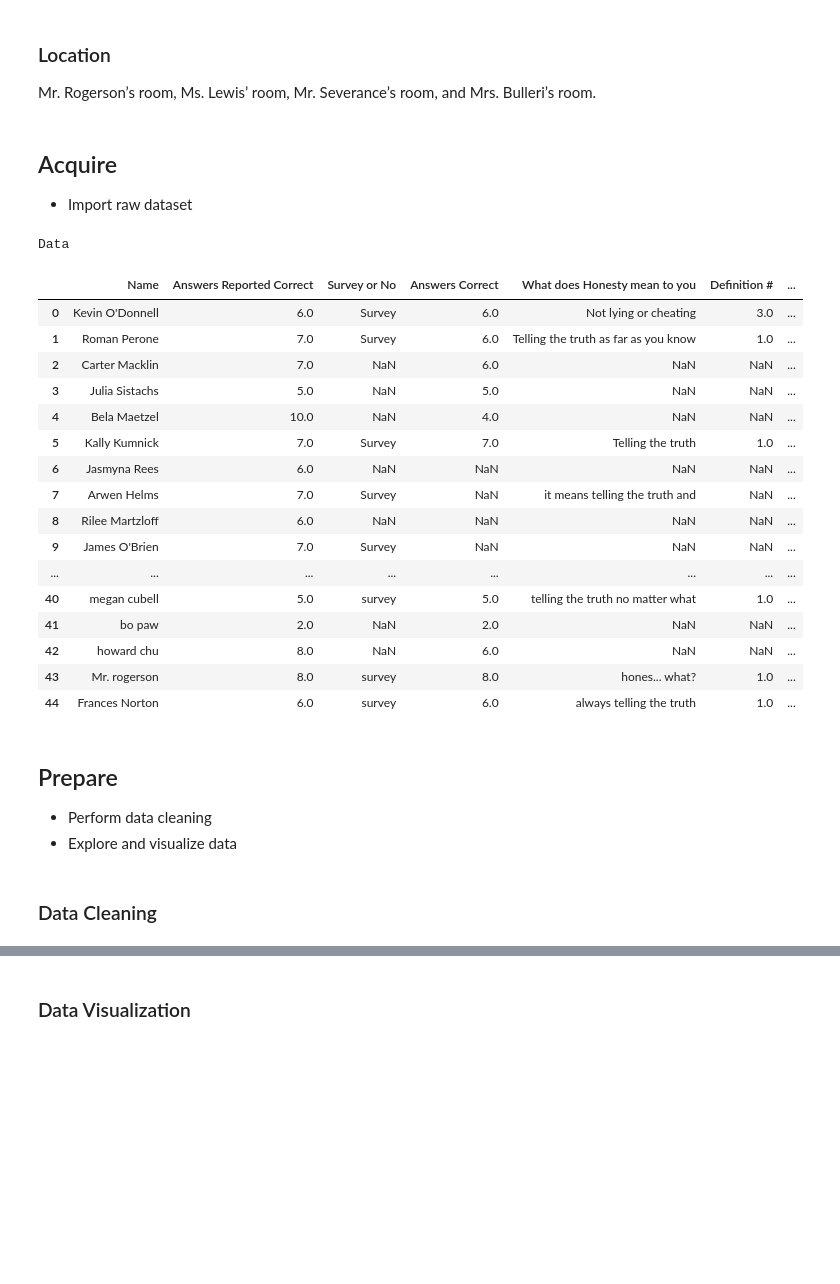
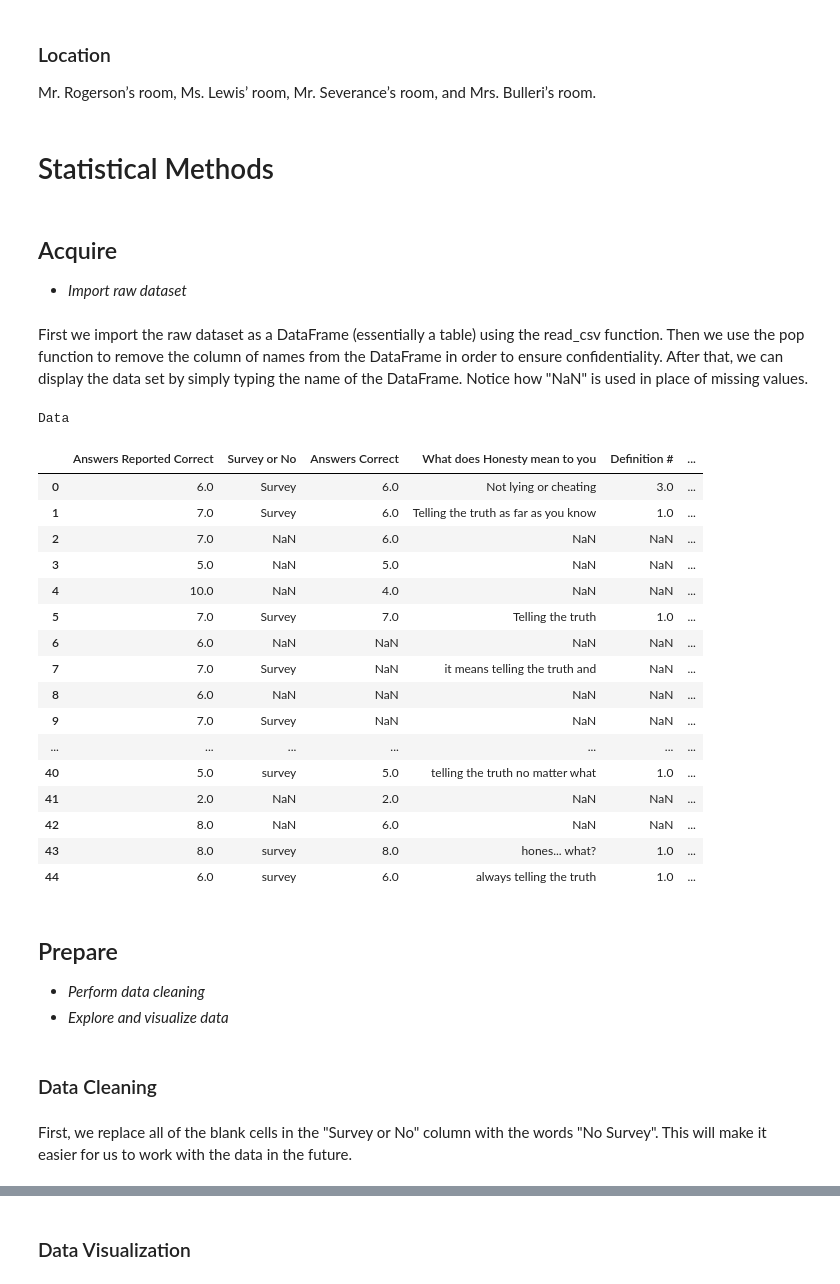
Before and after one commit to AkashMullick/statProject, a Jupyter notebook: Final Project.ipynb, the cells around one changed output, grey strips where cells are left out. Cells and saved outputs as stored; diff of their text form; code cells hidden in the pictures; blank space fills up the shorter version.

```diff
--- a/Final Project.ipynb
+++ b/Final Project.ipynb
@@ -169,40 +169,47 @@ Sixth and second period (close to 9:40 and 2:15)
 ### Location
 
 Mr. Rogerson’s room, Ms. Lewis’ room, Mr. Severance’s room, and Mrs. Bulleri’s room.
+# %% [markdown]
+# Statistical Methods
 # %% [markdown]
 ## Acquire
 
-* Import raw dataset
+* *Import raw dataset*
+# %% [markdown]
+First we import the raw dataset as a DataFrame (essentially a table) using the read_csv function. Then we use the pop function to remove the column of names from the DataFrame in order to ensure confidentiality. After that, we can display the data set by simply typing the name of the DataFrame. Notice how "NaN" is used in place of missing values.
 # %%
 data = pd.read_csv("./data.csv", sep = ",") # read the results from a csv and generate a DataFrame
 print("Data")
+names = data.pop("Name") # remove names to ensure confidentiality
 data # display contents
 # %% [output]
 Data
-|  | Name | Answers Reported Correct | Survey or No | Answers Correct | What does Honesty mean to you | Definition # | ... |
-| 0 | Kevin O'Donnell | 6.0 | Survey | 6.0 | Not lying or cheating | 3.0 | ... |
-| 1 | Roman Perone | 7.0 | Survey | 6.0 | Telling the truth as far as you know | 1.0 | ... |
-| 2 | Carter Macklin | 7.0 | NaN | 6.0 | NaN | NaN | ... |
-| 3 | Julia Sistachs | 5.0 | NaN | 5.0 | NaN | NaN | ... |
-| 4 | Bela Maetzel | 10.0 | NaN | 4.0 | NaN | NaN | ... |
-| 5 | Kally Kumnick | 7.0 | Survey | 7.0 | Telling the truth | 1.0 | ... |
-| 6 | Jasmyna Rees | 6.0 | NaN | NaN | NaN | NaN | ... |
-| 7 | Arwen Helms | 7.0 | Survey | NaN | it means telling the truth and | NaN | ... |
-| 8 | Rilee Martzloff | 6.0 | NaN | NaN | NaN | NaN | ... |
-| 9 | James O'Brien | 7.0 | Survey | NaN | NaN | NaN | ... |
-| ... | ... | ... | ... | ... | ... | ... | ... |
-| 40 | megan cubell | 5.0 | survey | 5.0 | telling the truth no matter what | 1.0 | ... |
-| 41 | bo paw | 2.0 | NaN | 2.0 | NaN | NaN | ... |
-| 42 | howard chu | 8.0 | NaN | 6.0 | NaN | NaN | ... |
-| 43 | Mr. rogerson | 8.0 | survey | 8.0 | hones... what? | 1.0 | ... |
-| 44 | Frances Norton | 6.0 | survey | 6.0 | always telling the truth | 1.0 | ... |
+|  | Answers Reported Correct | Survey or No | Answers Correct | What does Honesty mean to you | Definition # | ... |
+| 0 | 6.0 | Survey | 6.0 | Not lying or cheating | 3.0 | ... |
+| 1 | 7.0 | Survey | 6.0 | Telling the truth as far as you know | 1.0 | ... |
+| 2 | 7.0 | NaN | 6.0 | NaN | NaN | ... |
+| 3 | 5.0 | NaN | 5.0 | NaN | NaN | ... |
+| 4 | 10.0 | NaN | 4.0 | NaN | NaN | ... |
+| 5 | 7.0 | Survey | 7.0 | Telling the truth | 1.0 | ... |
+| 6 | 6.0 | NaN | NaN | NaN | NaN | ... |
+| 7 | 7.0 | Survey | NaN | it means telling the truth and | NaN | ... |
+| 8 | 6.0 | NaN | NaN | NaN | NaN | ... |
+| 9 | 7.0 | Survey | NaN | NaN | NaN | ... |
+| ... | ... | ... | ... | ... | ... | ... |
+| 40 | 5.0 | survey | 5.0 | telling the truth no matter what | 1.0 | ... |
+| 41 | 2.0 | NaN | 2.0 | NaN | NaN | ... |
+| 42 | 8.0 | NaN | 6.0 | NaN | NaN | ... |
+| 43 | 8.0 | survey | 8.0 | hones... what? | 1.0 | ... |
+| 44 | 6.0 | survey | 6.0 | always telling the truth | 1.0 | ... |
 # %% [markdown]
 ## Prepare
 
-* Perform data cleaning
-* Explore and visualize data
+* *Perform data cleaning*
+* *Explore and visualize data*
 # %% [markdown]
 ### Data Cleaning
+# %% [markdown]
+First, we replace all of the blank cells in the "Survey or No" column with the words "No Survey". This will make it easier for us to work with the data in the future.
 # %%
 data["Survey or No"].fillna("No Survey", inplace = True)
 # data
```
Also changed, not shown: parts of 44 cells of this notebook.
